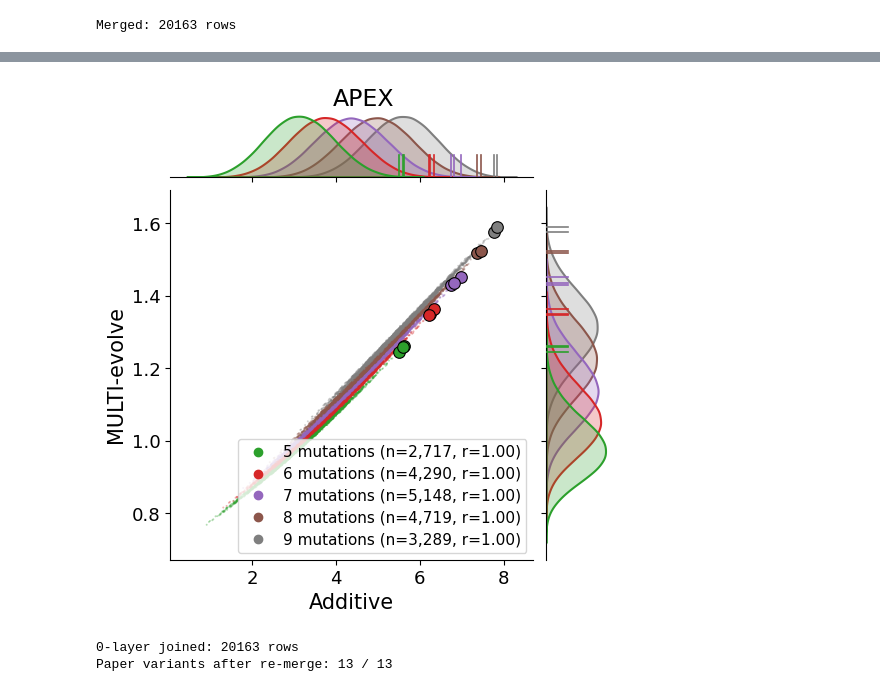
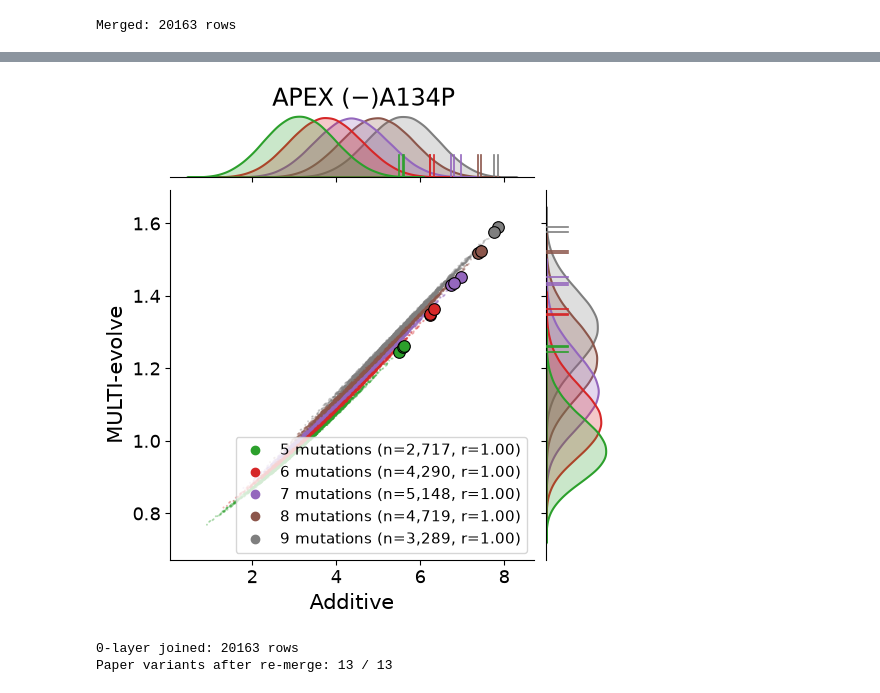
Before and after one commit to dewitt-lab/multievolve-baselines, a Jupyter notebook: analysis/additive-comparison-APEX.ipynb, the cells around one changed output, grey strips where cells are left out. Saved outputs shown, nothing was run; the diff lists cells and outputs as text; code cells hidden in the pictures.

```diff
--- a/analysis/additive-comparison-APEX.ipynb
+++ b/analysis/additive-comparison-APEX.ipynb
@@ -305,35 +305,35 @@ g = sns.jointplot(
     legend=False,
 )
 
 tran_sub = tran_merged[tran_merged['muts'].apply(len).isin(ns)].copy()
 tran_sub['n_muts'] = tran_sub['muts'].apply(len)
 for n in ns:
     color = palette[label_map[n]]
     tg = tran_sub[tran_sub['n_muts'] == n]
     if len(tg) == 0:
         continue
     g.ax_joint.scatter(tg[col_add], tg[col_me],
                        s=70, facecolor=color, edgecolors='black',
                        linewidths=0.8, zorder=5)
     for xv in tg[col_add]:
         g.ax_marg_x.axvline(xv, color=color, linewidth=1.2,
                             ymin=0.0, ymax=0.35, zorder=6)
     for yv in tg[col_me]:
         g.ax_marg_y.axhline(yv, color=color, linewidth=1.2,
                             xmin=0.0, xmax=0.35, zorder=6)
 
 g.ax_joint.set_xlabel('Additive', fontsize=15)
 g.ax_joint.set_ylabel('MULTI-evolve', fontsize=15)
 g.ax_joint.tick_params(labelsize=13)
 handles = [Line2D([0], [0], marker='o', linestyle='', color=palette[l],
                   markersize=6, label=l) for l in labels_in_order]
 g.ax_joint.legend(handles=handles, loc='lower right', fontsize=10, frameon=True)
-g.fig.suptitle('APEX', y=1.02, fontsize=17)
+g.fig.suptitle('APEX ($-$)A134P', y=1.02, fontsize=17)
 apply_fontscale(g.fig)
 g.fig.savefig('../figures/apex_additive_vs_multievolve_jointplot.pdf', bbox_inches='tight')
 plt.show()
 # %% [output]
-[figure, old version]
+[figure, new version]
 # %%
 ## Load 0-layer MULTI-evolve predictions and compute naive additive baseline
 # The naive additive model takes single-mutant measurements (log2 FI) directly as
```
Also changed, not shown: parts of 6 cells of this notebook, 5 other files.
